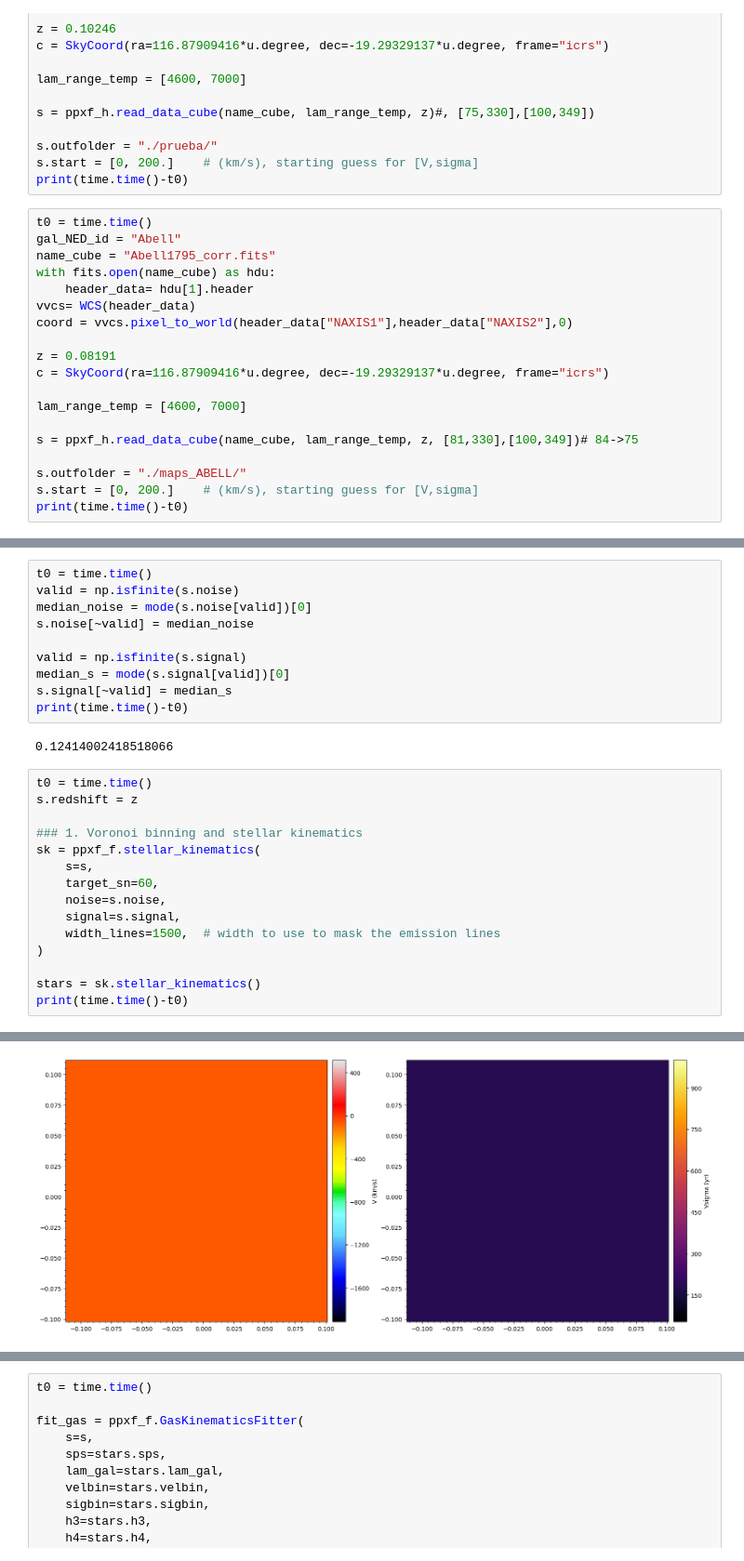
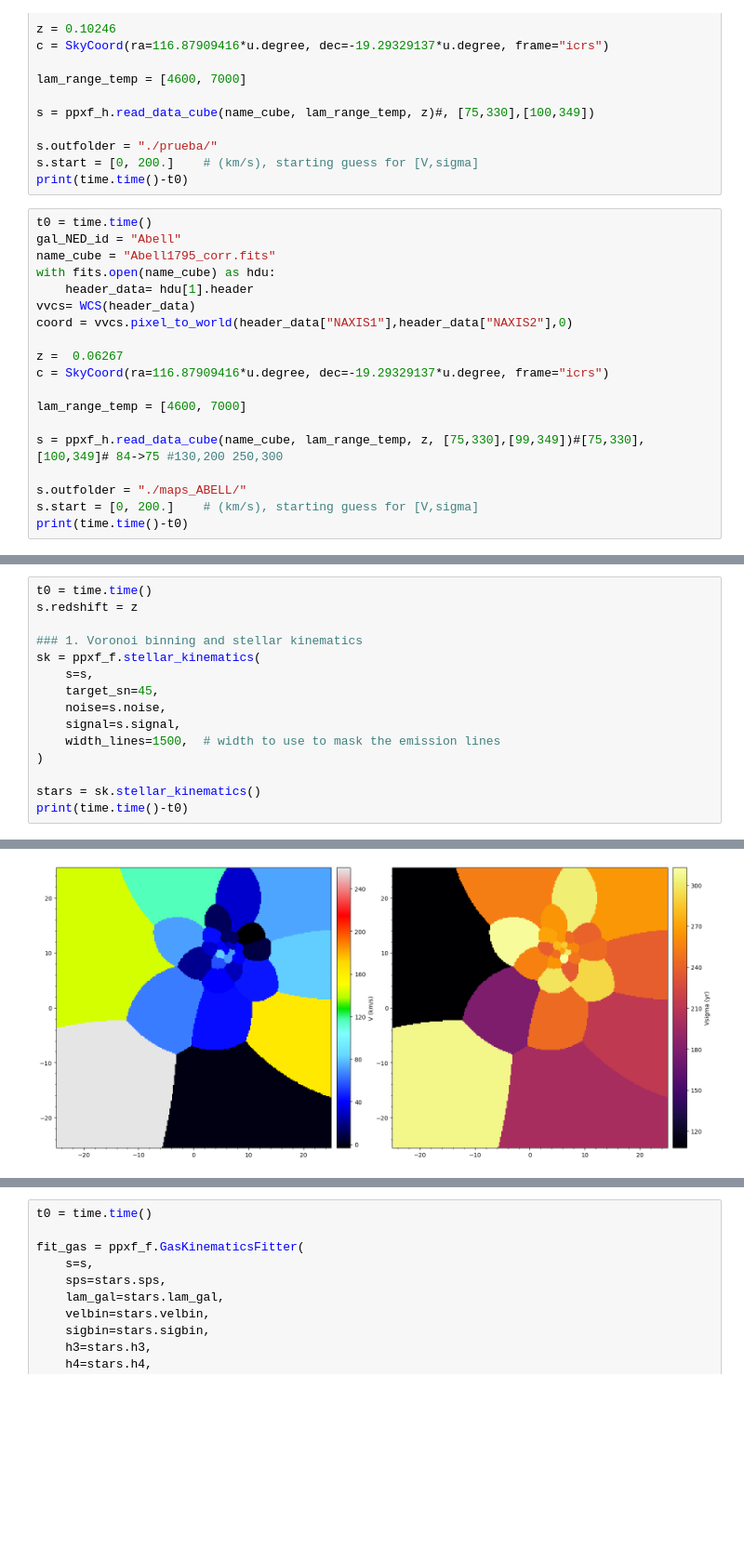
Before and after one commit to Thomas-thief/MUSE-PKS0745-ppxf, a Jupyter notebook: Abell1795_corr.ipynb, the cells around one changed output, grey strips where cells are left out. Shown at 93% size. Saved outputs shown, nothing was run; the diff lists cells and outputs as text; blank space fills up the shorter version.

```diff
--- a/Abell1795_corr.ipynb
+++ b/Abell1795_corr.ipynb
@@ -45,12 +50,12 @@ with fits.open(name_cube) as hdu:
 vvcs= WCS(header_data)
 coord = vvcs.pixel_to_world(header_data["NAXIS1"],header_data["NAXIS2"],0)
 
-z = 0.08191
+z =  0.06267
 c = SkyCoord(ra=116.87909416*u.degree, dec=-19.29329137*u.degree, frame="icrs")
 
 lam_range_temp = [4600, 7000]
 
-s = ppxf_h.read_data_cube(name_cube, lam_range_temp, z, [81,330],[100,349])# 84->75
+s = ppxf_h.read_data_cube(name_cube, lam_range_temp, z, [75,330],[99,349])#[75,330],[100,349]# 84->75 #130,200 250,300
 
 s.outfolder = "./maps_ABELL/"
 s.start = [0, 200.]    # (km/s), starting guess for [V,sigma]
@@ -70,15 +77,3 @@ print(time.time()-t0)
-# %%
-t0 = time.time()
-valid = np.isfinite(s.noise)
-median_noise = mode(s.noise[valid])[0]
-s.noise[~valid] = median_noise
-
-valid = np.isfinite(s.signal)
-median_s = mode(s.signal[valid])[0]
-s.signal[~valid] = median_s
-print(time.time()-t0)
-# %% [output]
-0.12414002418518066
 # %%
 t0 = time.time()
 s.redshift = z
@@ -86,7 +81,7 @@ s.redshift = z
 ### 1. Voronoi binning and stellar kinematics
 sk = ppxf_f.stellar_kinematics(
     s=s,
-    target_sn=60,
+    target_sn=45,
     noise=s.noise,
     signal=s.signal,
     width_lines=1500,  # width to use to mask the emission lines
@@ -117,2 +112,2 @@ Weighted <[M/H]>: -1.37
-[figure, old version]
+[figure, new version]
 Saving stellar kinematic FITS maps...
```
Also changed, not shown: parts of 9 cells of this notebook, 1 other file.
